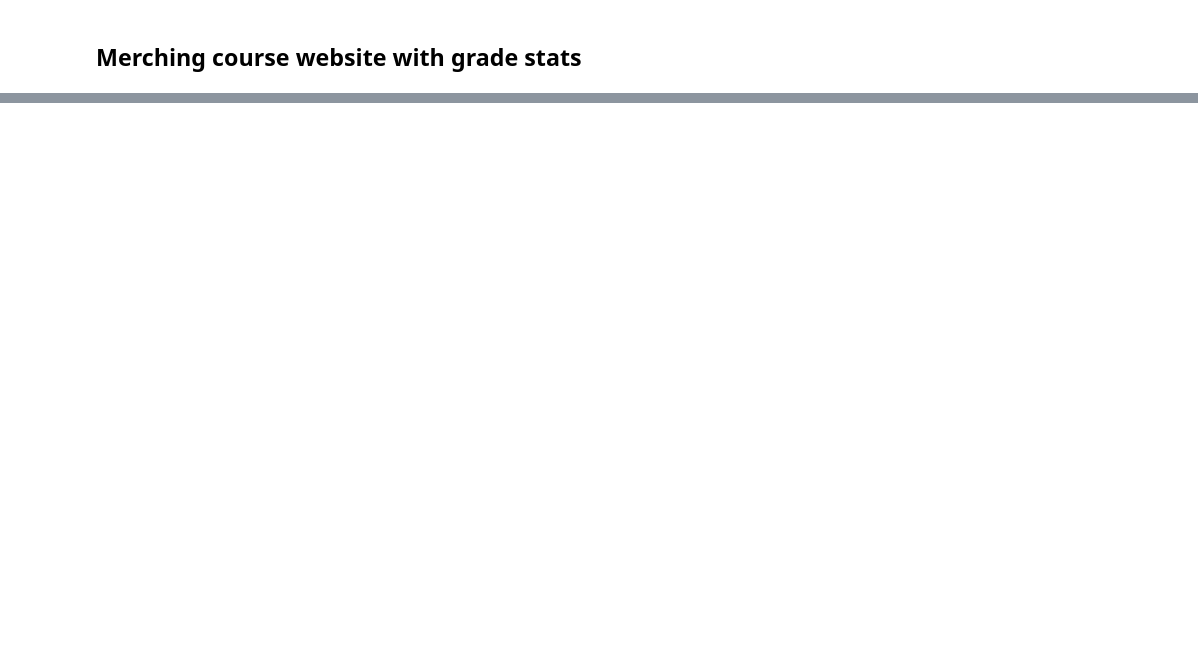
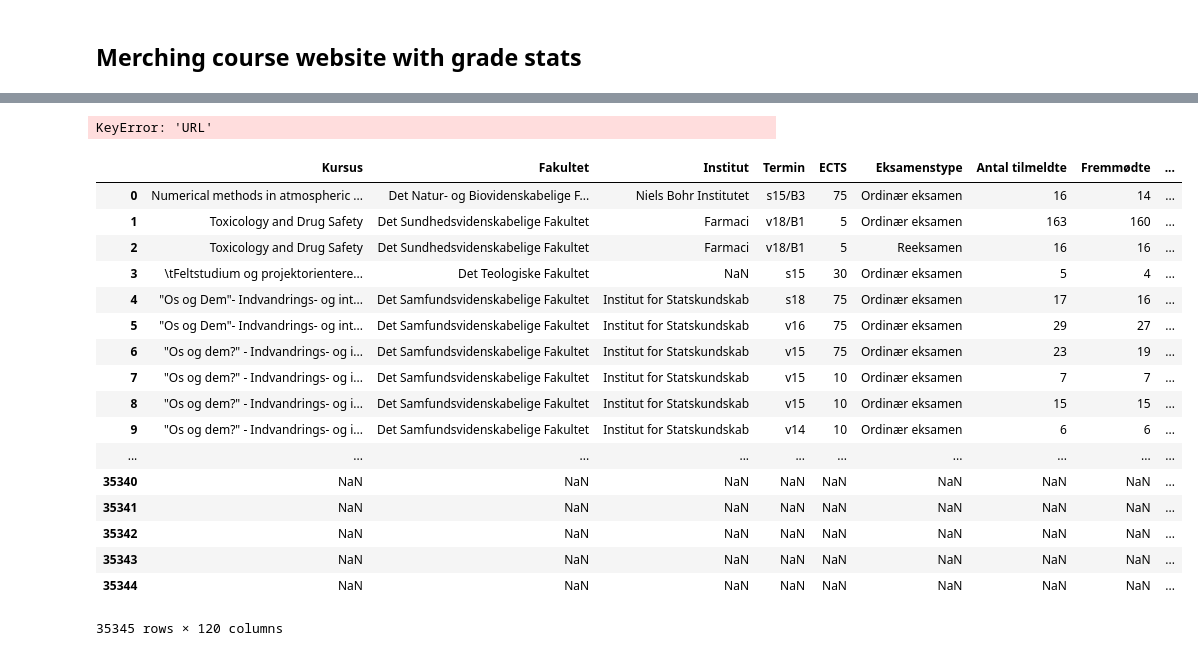
Before and after one commit to tnv875/Group18-NoTeeth, a Jupyter notebook: Exam project/Merging-checkpoint.ipynb, the cells around one changed output, grey strips where cells are left out. Drawn from its saved outputs; the diff is of its cells as text; code cells hidden in the pictures; blank space fills up the shorter version.

Commit message:
finale

```diff
--- a/Exam project/Merging-checkpoint.ipynb
+++ b/Exam project/Merging-checkpoint.ipynb
@@ -149,0 +46,43 @@ grades_trans
+# %%
+list_id = []
+for i in grades_trans.index:
+    list_id.append(grades_trans['URL'][i][47:56])
+grades_trans['ID'] = list_id
+# %%
+re_list = []
+for i in grades_trans.index:
+    if 're' in str(i):
+        re_list.append(1)
+    else:
+        re_list.append(0)
+grades_trans['Re-exam_dummy'] = re_list
+# %%
+#Remnaming and dropping URL so we get both
+grades_trans['URL_E'] = grades_trans['URL']
+grades_trans = grades_trans.drop(['URL'], axis=1)
+# %% [output]
+KeyError: 'URL'
+# %%
+with open('course_final.pkl', 'rb') as f:
+    course = pickle.load(f)
+# %%
+pd.merge(grades_trans, course, on=['ID','Year'], how='outer')
+# %% [output]
+|  | Kursus | Fakultet | Institut | Termin | ECTS | Eksamenstype | Antal tilmeldte | Fremmødte | ... |
+| 0 | Numerical methods in atmospheric ... | Det Natur- og Biovidenskabelige F... | Niels Bohr Institutet | s15/B3 | 75 | Ordinær eksamen | 16 | 14 | ... |
+| 1 | Toxicology and Drug Safety | Det Sundhedsvidenskabelige Fakultet | Farmaci | v18/B1 | 5 | Ordinær eksamen | 163 | 160 | ... |
+| 2 | Toxicology and Drug Safety | Det Sundhedsvidenskabelige Fakultet | Farmaci | v18/B1 | 5 | Reeksamen | 16 | 16 | ... |
+| 3 | \tFeltstudium og projektorientere... | Det Teologiske Fakultet | NaN | s15 | 30 | Ordinær eksamen | 5 | 4 | ... |
+| 4 | "Os og Dem"- Indvandrings- og int... | Det Samfundsvidenskabelige Fakultet | Institut for Statskundskab | s18 | 75 | Ordinær eksamen | 17 | 16 | ... |
+| 5 | "Os og Dem"- Indvandrings- og int... | Det Samfundsvidenskabelige Fakultet | Institut for Statskundskab | v16 | 75 | Ordinær eksamen | 29 | 27 | ... |
+| 6 | "Os og dem?" - Indvandrings- og i... | Det Samfundsvidenskabelige Fakultet | Institut for Statskundskab | v15 | 75 | Ordinær eksamen | 23 | 19 | ... |
+| 7 | "Os og dem?" - Indvandrings- og i... | Det Samfundsvidenskabelige Fakultet | Institut for Statskundskab | v15 | 10 | Ordinær eksamen | 7 | 7 | ... |
+| 8 | "Os og dem?" - Indvandrings- og i... | Det Samfundsvidenskabelige Fakultet | Institut for Statskundskab | v15 | 10 | Ordinær eksamen | 15 | 15 | ... |
+| 9 | "Os og dem?" - Indvandrings- og i... | Det Samfundsvidenskabelige Fakultet | Institut for Statskundskab | v14 | 10 | Ordinær eksamen | 6 | 6 | ... |
+| ... | ... | ... | ... | ... | ... | ... | ... | ... | ... |
+| 35340 | NaN | NaN | NaN | NaN | NaN | NaN | NaN | NaN | ... |
+| 35341 | NaN | NaN | NaN | NaN | NaN | NaN | NaN | NaN | ... |
+| 35342 | NaN | NaN | NaN | NaN | NaN | NaN | NaN | NaN | ... |
+| 35343 | NaN | NaN | NaN | NaN | NaN | NaN | NaN | NaN | ... |
+| 35344 | NaN | NaN | NaN | NaN | NaN | NaN | NaN | NaN | ... |
+35345 rows × 120 columns
```
Also changed, not shown: parts of 19 cells of this notebook, 4 other files.
